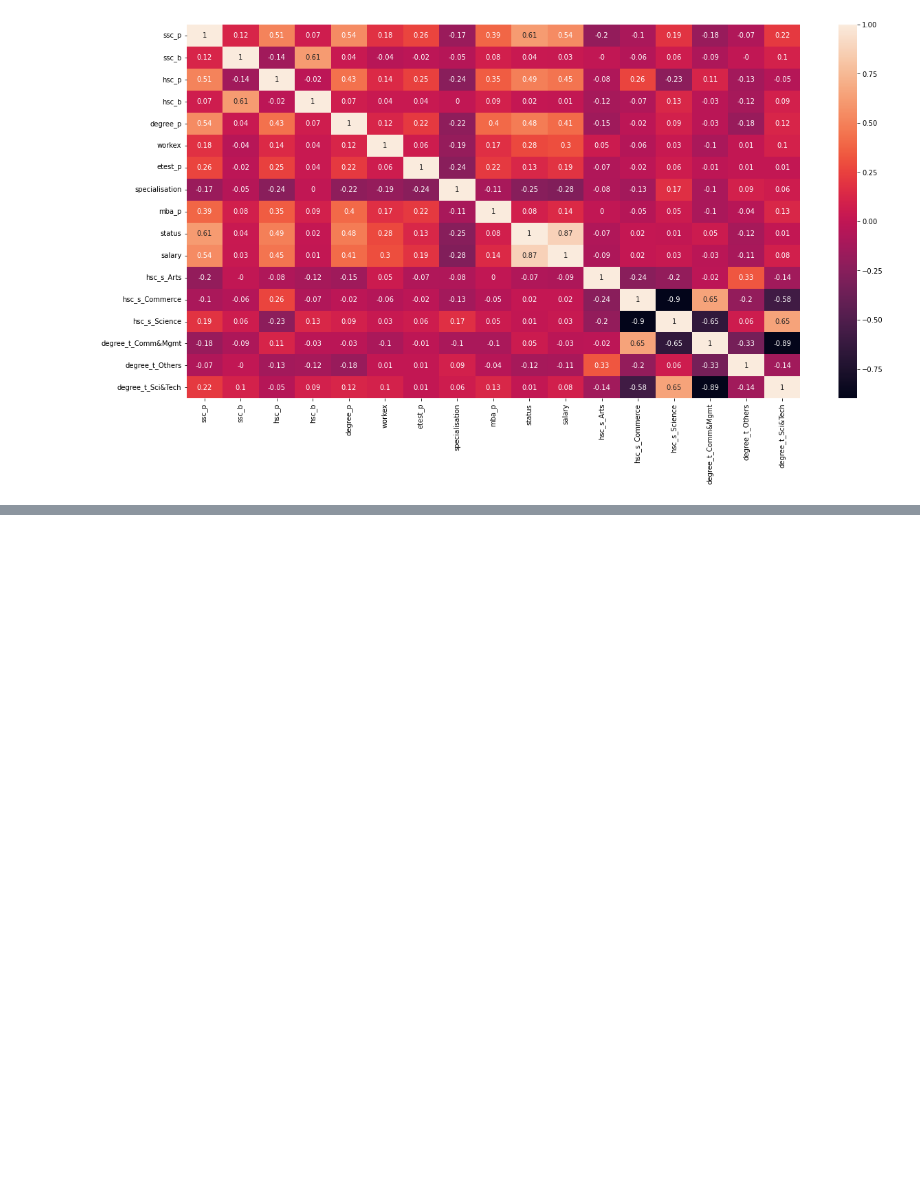
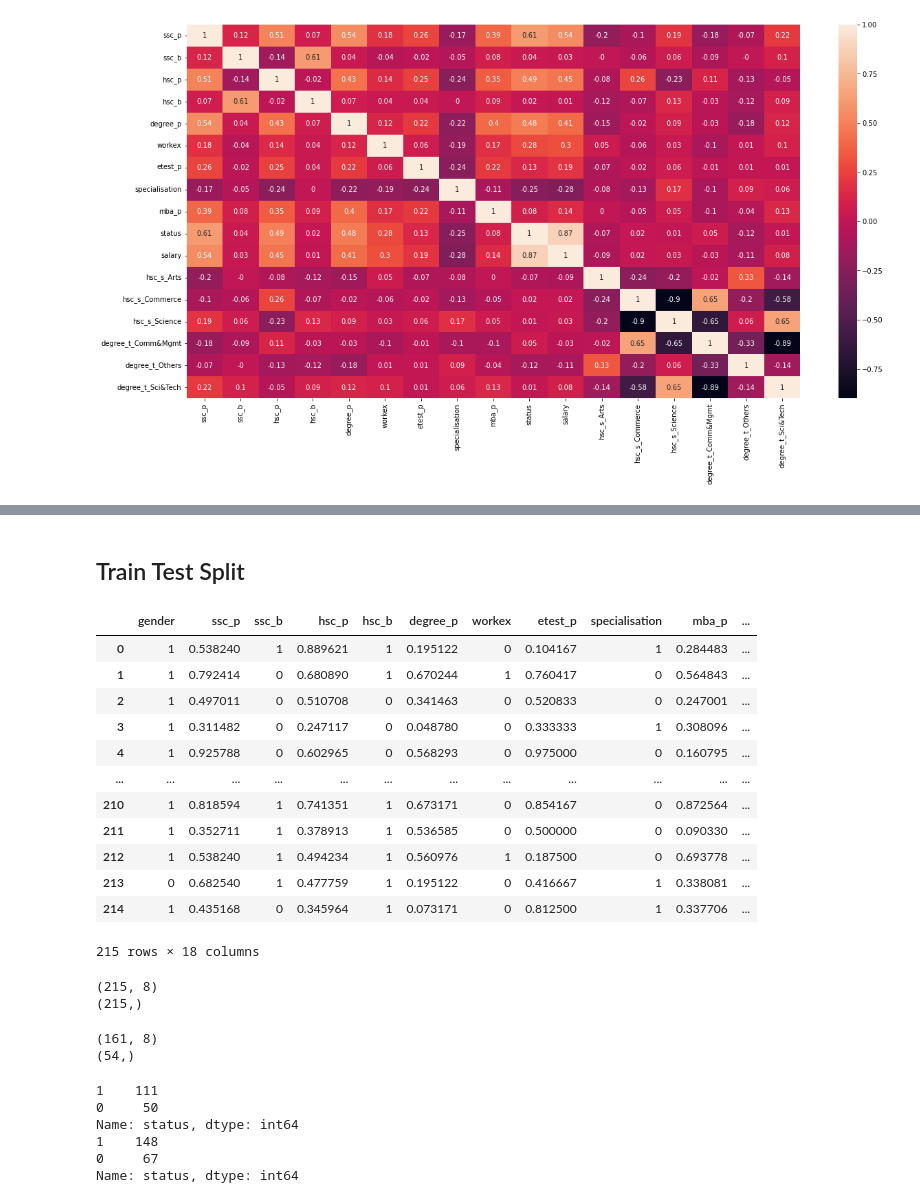
Before and after one commit to jackson-simionato/fase2_pos_tech, a Jupyter notebook: 2_Machine_Learning_Avancado/Aula2_KNN_SVM/Aula2_KNN_SVM.ipynb, the cells around one changed output, grey strips where cells are left out. Cells and saved outputs as stored; diff of their text form; code cells hidden in the pictures; blank space fills up the shorter version.

```diff
--- a/2_Machine_Learning_Avancado/Aula2_KNN_SVM/Aula2_KNN_SVM.ipynb
+++ b/2_Machine_Learning_Avancado/Aula2_KNN_SVM/Aula2_KNN_SVM.ipynb
@@ -317,0 +380,18 @@ plt.show()
+# %% [markdown]
+## Train Test Split
+# %%
+dados_normalized
+# %% [output]
+|  | gender | ssc_p | ssc_b | hsc_p | hsc_b | degree_p | workex | etest_p | specialisation | mba_p | ... |
+| 0 | 1 | 0.538240 | 1 | 0.889621 | 1 | 0.195122 | 0 | 0.104167 | 1 | 0.284483 | ... |
+| 1 | 1 | 0.792414 | 0 | 0.680890 | 1 | 0.670244 | 1 | 0.760417 | 0 | 0.564843 | ... |
+| 2 | 1 | 0.497011 | 0 | 0.510708 | 0 | 0.341463 | 0 | 0.520833 | 0 | 0.247001 | ... |
+| 3 | 1 | 0.311482 | 0 | 0.247117 | 0 | 0.048780 | 0 | 0.333333 | 1 | 0.308096 | ... |
+| 4 | 1 | 0.925788 | 0 | 0.602965 | 0 | 0.568293 | 0 | 0.975000 | 0 | 0.160795 | ... |
+| ... | ... | ... | ... | ... | ... | ... | ... | ... | ... | ... | ... |
+| 210 | 1 | 0.818594 | 1 | 0.741351 | 1 | 0.673171 | 0 | 0.854167 | 0 | 0.872564 | ... |
+| 211 | 1 | 0.352711 | 1 | 0.378913 | 1 | 0.536585 | 0 | 0.500000 | 0 | 0.090330 | ... |
+| 212 | 1 | 0.538240 | 1 | 0.494234 | 1 | 0.560976 | 1 | 0.187500 | 0 | 0.693778 | ... |
+| 213 | 0 | 0.682540 | 1 | 0.477759 | 1 | 0.195122 | 0 | 0.416667 | 1 | 0.338081 | ... |
+| 214 | 1 | 0.435168 | 0 | 0.345964 | 1 | 0.073171 | 0 | 0.812500 | 1 | 0.337706 | ... |
+215 rows × 18 columns
@@ -317,0 +402,7 @@ plt.show()
+# %%
+print(x.shape)
+
+print(y.shape)
+# %% [output]
+(215, 8)
+(215,)
@@ -317,0 +411,17 @@ plt.show()
+# %%
+print(x_train.shape)
+
+print(y_test.shape)
+# %% [output]
+(161, 8)
+(54,)
+# %%
+print(y_train.value_counts())
+print(y.value_counts())
+# %% [output]
+1    111
+0     50
+Name: status, dtype: int64
+1    148
+0     67
+Name: status, dtype: int64
```
Also changed, not shown: parts of 31 cells of this notebook, 2 other files.
